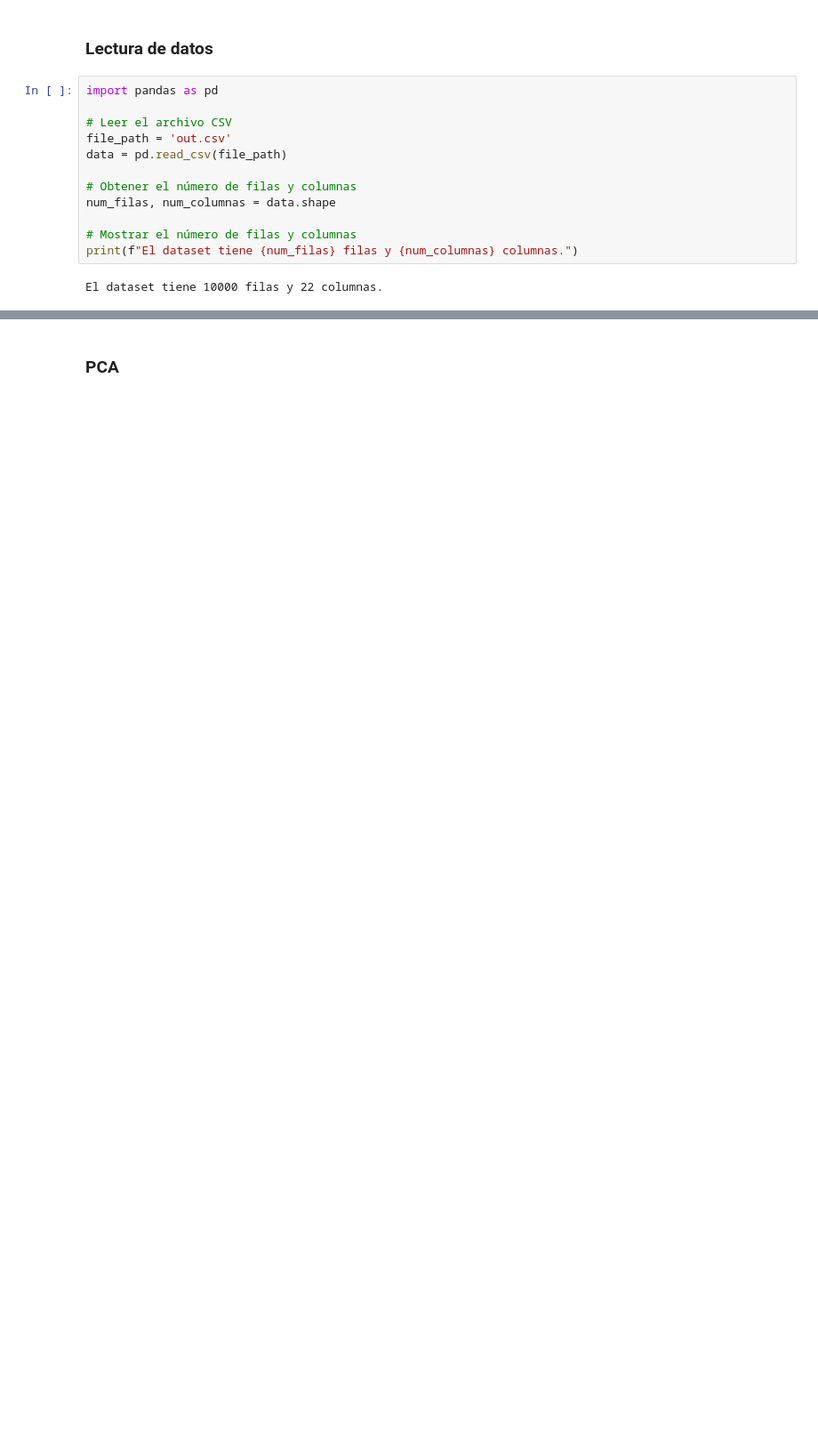
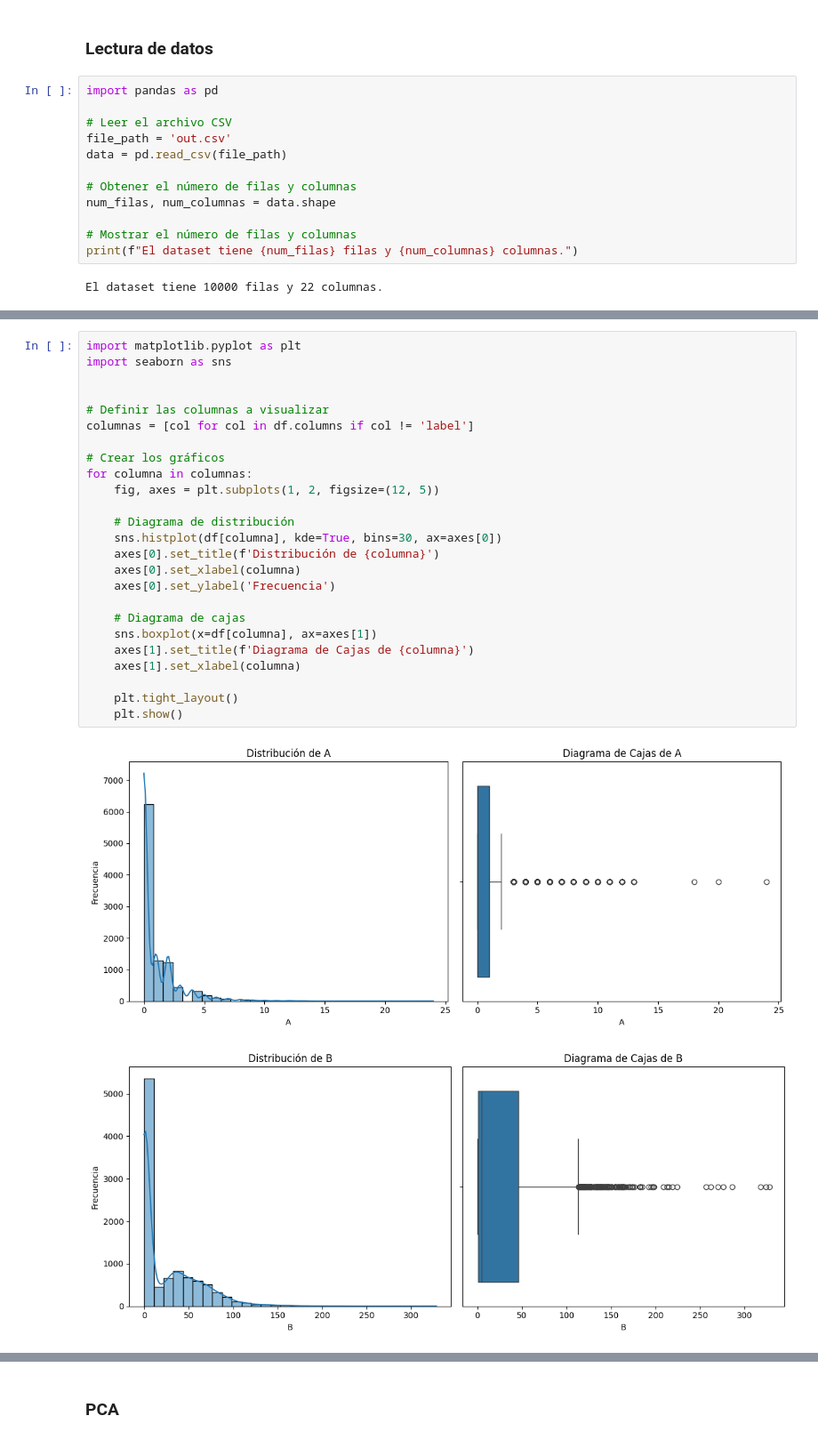
Before and after one commit to cartesiosson/ai-data-science, a Jupyter notebook: ANS/Practica-2/muinar07_act2_Notebook.ipynb, the cells around one changed output, grey strips where cells are left out. Shown at 89% size. Drawn from its saved outputs; the diff is of its cells as text; blank space fills up the shorter version.

```diff
--- a/ANS/Practica-2/muinar07_act2_Notebook.ipynb
+++ b/ANS/Practica-2/muinar07_act2_Notebook.ipynb
@@ -89,0 +202,28 @@ El dataset tiene 10000 filas y 22 columnas.
+# %%
+import matplotlib.pyplot as plt
+import seaborn as sns
+
+
+# Definir las columnas a visualizar
+columnas = [col for col in df.columns if col != 'label']
+
+# Crear los gráficos
+for columna in columnas:
+    fig, axes = plt.subplots(1, 2, figsize=(12, 5))
+
+    # Diagrama de distribución
+    sns.histplot(df[columna], kde=True, bins=30, ax=axes[0])
+    axes[0].set_title(f'Distribución de {columna}')
+    axes[0].set_xlabel(columna)
+    axes[0].set_ylabel('Frecuencia')
+
+    # Diagrama de cajas
+    sns.boxplot(x=df[columna], ax=axes[1])
+    axes[1].set_title(f'Diagrama de Cajas de {columna}')
+    axes[1].set_xlabel(columna)
+
+    plt.tight_layout()
+    plt.show()
+# %% [output]
+[figure, added]
+[figure, added]
```
Also changed, not shown: parts of 47 cells of this notebook.
